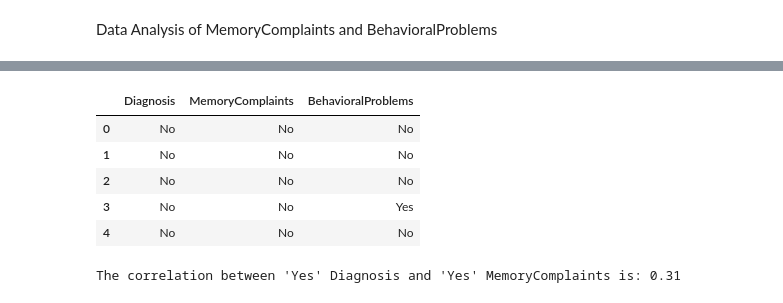
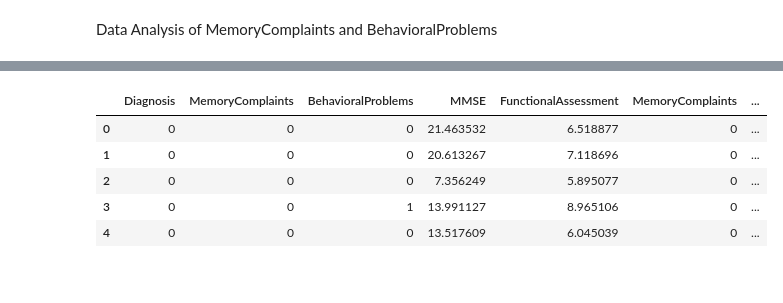
Before and after one commit to Project-4-Team-2/Project-4-Team-2, a Jupyter notebook: alzheimer_analysis_EDA_Visual.ipynb, the cells around one changed output, grey strips where cells are left out. Saved outputs shown, nothing was run; the diff lists cells and outputs as text; code cells hidden in the pictures.

```diff
--- a/alzheimer_analysis_EDA_Visual.ipynb
+++ b/alzheimer_analysis_EDA_Visual.ipynb
@@ -728,19 +689,14 @@ alzheimer_MB_df.head()
-# %%
-# Replace the code with expressions
-diagnosis_map = {0: "No", 1: "Yes"}
-memory_map = {0: "No", 1: "Yes"}
-behavioral_map = {0: "No", 1: "Yes"}
-
-alzheimer_MB_df['Diagnosis'] = alzheimer_MB_df['Diagnosis'].map(diagnosis_map)
-alzheimer_MB_df['MemoryComplaints'] = alzheimer_MB_df['MemoryComplaints'].map(memory_map)
-alzheimer_MB_df['BehavioralProblems'] = alzheimer_MB_df['BehavioralProblems'].map(behavioral_map)
-alzheimer_MB_df.head()
-# %% [output]
-|  | Diagnosis | MemoryComplaints | BehavioralProblems |
-| 0 | No | No | No |
-| 1 | No | No | No |
-| 2 | No | No | No |
-| 3 | No | No | Yes |
-| 4 | No | No | No |
+# %%
+# Based on the correlation matrix results, create a new dataframe that contains five correlated varables
+alzheimer_EGAE_opt_df = alzheimer_df[['Diagnosis', 'MemoryComplaints', 'BehavioralProblems', 'MMSE', 'FunctionalAssessment',
+       'MemoryComplaints', 'BehavioralProblems', 'ADL',]]
+alzheimer_EGAE_opt_df.head()
+# %% [output]
+|  | Diagnosis | MemoryComplaints | BehavioralProblems | MMSE | FunctionalAssessment | MemoryComplaints | ... |
+| 0 | 0 | 0 | 0 | 21.463532 | 6.518877 | 0 | ... |
+| 1 | 0 | 0 | 0 | 20.613267 | 7.118696 | 0 | ... |
+| 2 | 0 | 0 | 0 | 7.356249 | 5.895077 | 0 | ... |
+| 3 | 0 | 0 | 1 | 13.991127 | 8.965106 | 0 | ... |
+| 4 | 0 | 0 | 0 | 13.517609 | 6.045039 | 0 | ... |
 # %%
 # Save the dataframe to a CSV file
@@ -748,13 +703,0 @@ alzheimer_MB_df.to_csv('Resources/alzheimer_MB_df.csv', index=False)
-# %%
-# Create boolean masks for 'Yes' values
-yes_diagnosis = alzheimer_MB_df['Diagnosis'] == 'Yes'
-yes_memory_complaints = alzheimer_MB_df['MemoryComplaints'] == 'Yes'
-no_diagnosis = alzheimer_MB_df['Diagnosis'] == 'No'
-no_memory_complaints = alzheimer_MB_df['MemoryComplaints'] == 'No'
-
-# Calculate the correlation
-correlation = yes_diagnosis.corr(yes_memory_complaints)
-
-print(f"The correlation between 'Yes' Diagnosis and 'Yes' MemoryComplaints is: {correlation:.2f}")
-# %% [output]
-The correlation between 'Yes' Diagnosis and 'Yes' MemoryComplaints is: 0.31
```
Also changed, not shown: parts of 6 cells of this notebook.
